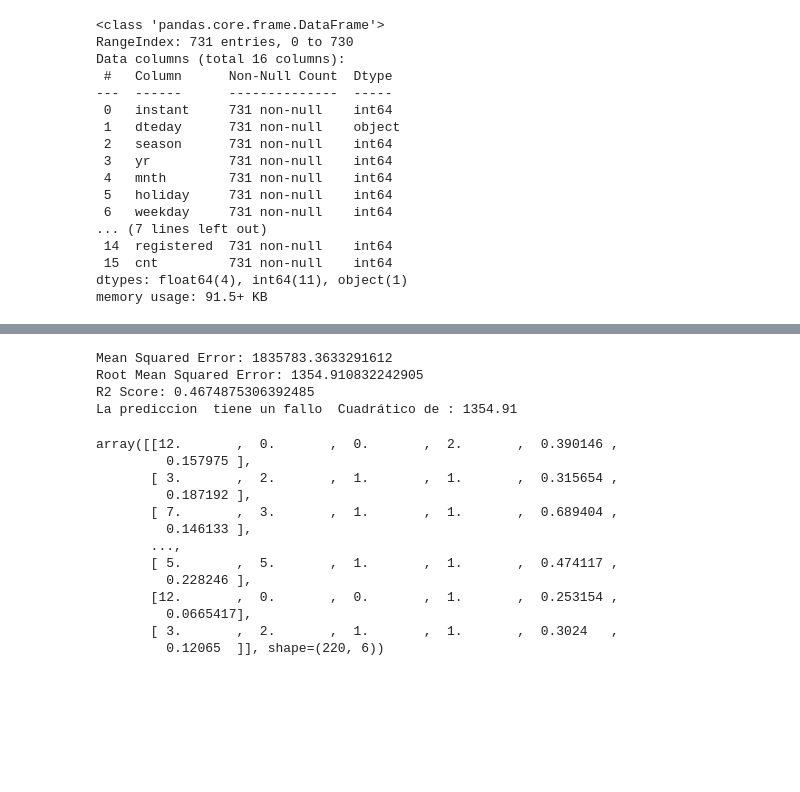
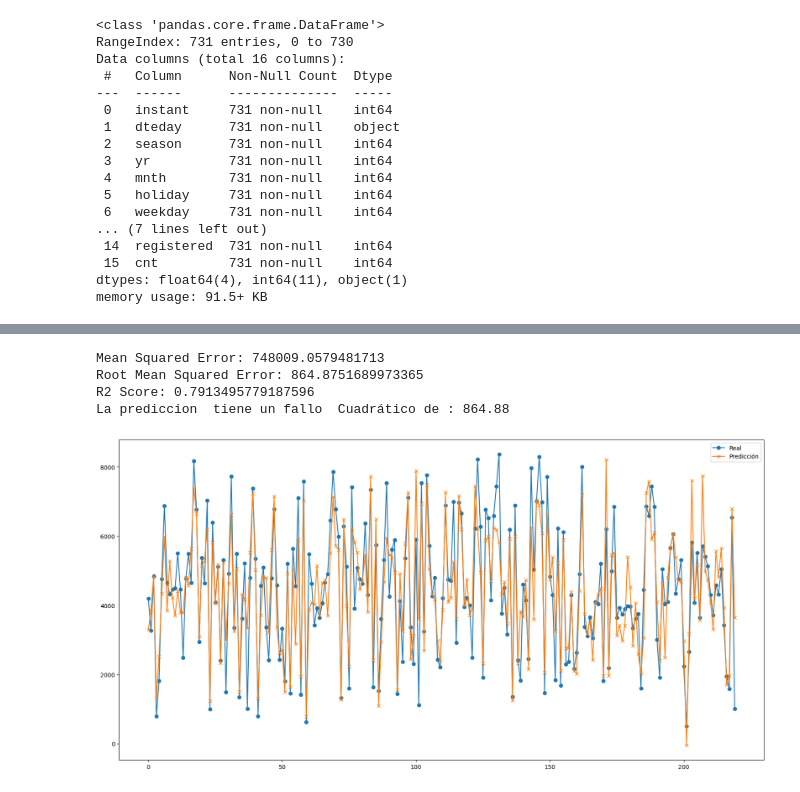
Before and after one commit to SantiFdezz/bike-sharing-ml, a Jupyter notebook: regresion_lineal.ipynb, the cells around one changed output, grey strips where cells are left out. Drawn from its saved outputs; the diff is of its cells as text; code cells hidden in the pictures; blank space fills up the shorter version.

```diff
--- a/regresion_lineal.ipynb
+++ b/regresion_lineal.ipynb
@@ -57,45 +57,56 @@ dfBikingRental.head(20)
 # %%
 ## mnth, weekday, workingday, weathersit, windspeed(media), atemp by Y cnt
-dfBikingRental = dfBikingRental.sample(frac=1, random_state=0).reset_index(drop=True)
+dfBikingRental = dfBikingRental.sample(frac=1).reset_index(drop=True)
 
-X = dfBikingRental[["mnth", "weekday", "workingday", "weathersit", "atemp", "windspeed"]].values #características
+# En el dataframe original, multiplicamos temp por 50, atemp por 50, hum por 100 y windspeed por 67
+dfBikingRental["temp"] = dfBikingRental["temp"] * 50
+dfBikingRental["atemp"] = dfBikingRental["atemp"] * 50
+dfBikingRental["hum"] = dfBikingRental["hum"] * 100
+dfBikingRental["windspeed"] = dfBikingRental["windspeed"] * 67
+
+X = dfBikingRental[["mnth", "holiday", "yr", "weekday", "workingday", "weathersit", "temp", "hum", "windspeed"]].values #características
 y = dfBikingRental[["cnt"]].values  # etiquetas
 
 X_train, X_test, y_train, y_test = train_test_split(X, y, test_size = 0.30, random_state = 0)
 # %%
 regressor = LinearRegression()
 regressor.fit(X_train, y_train)
 
 y_pred = regressor.predict(X_test)
 
 mse = mean_squared_error(y_test, y_pred)
 rmse = np.sqrt(mse)
 r2 = r2_score(y_test, y_pred)
 print ("Mean Squared Error:", mse)
 print ("Root Mean Squared Error:", rmse)
 print ("R2 Score:", r2)
 
 print(f'La prediccion  tiene un fallo  Cuadrático de : {rmse:.2f}  ')
 
+# Creamos un dataframe que cotenga todos los datos de test y las predicciones
+df = pd.DataFrame({
+    'mnth': X_test[:, 0].flatten(),
+    'holiday': X_test[:, 1].flatten(),
+    'yr': X_test[:, 2].flatten(),
+    'weekday': X_test[:, 3].flatten(),
+    'workingday': X_test[:, 4].flatten(),
+    'weathersit': X_test[:, 5].flatten(),
+    'temp': X_test[:, 6].flatten(),
+    'hum': X_test[:, 7].flatten(),
+    'windspeed': X_test[:, 8].flatten(),
+    'Real': y_test.flatten(),
+    'Prediccion': y_pred.flatten()
+})
 
-# Mostramos los datos predichos en un dataframe
-df = pd.DataFrame({'Real': y_test.flatten(), 'Predicción': y_pred.flatten()})
-X_test
+# Creamos una gráfica donde mostramos la predicción y el valor real
+plt.figure(figsize=(20, 10))
+plt.plot(df.index, df['Real'], label='Real', marker='o')
+plt.plot(df.index, df['Prediccion'], label='Predicción', marker='x')
+plt.legend()
+plt.show()
 # %% [output]
-Mean Squared Error: 1835783.3633291612
-Root Mean Squared Error: 1354.910832242905
-R2 Score: 0.4674875306392485
-La prediccion  tiene un fallo  Cuadrático de : 1354.91
+Mean Squared Error: 748009.0579481713
+Root Mean Squared Error: 864.8751689973365
+R2 Score: 0.7913495779187596
+La prediccion  tiene un fallo  Cuadrático de : 864.88
-array([[12.       ,  0.       ,  0.       ,  2.       ,  0.390146 ,
-         0.157975 ],
-       [ 3.       ,  2.       ,  1.       ,  1.       ,  0.315654 ,
-         0.187192 ],
-       [ 7.       ,  3.       ,  1.       ,  1.       ,  0.689404 ,
-         0.146133 ],
-       ...,
-       [ 5.       ,  5.       ,  1.       ,  1.       ,  0.474117 ,
-         0.228246 ],
-       [12.       ,  0.       ,  0.       ,  1.       ,  0.253154 ,
-         0.0665417],
-       [ 3.       ,  2.       ,  1.       ,  1.       ,  0.3024   ,
-         0.12065  ]], shape=(220, 6))
+[figure, added]
```
Also changed, not shown: parts of 3 cells of this notebook.
